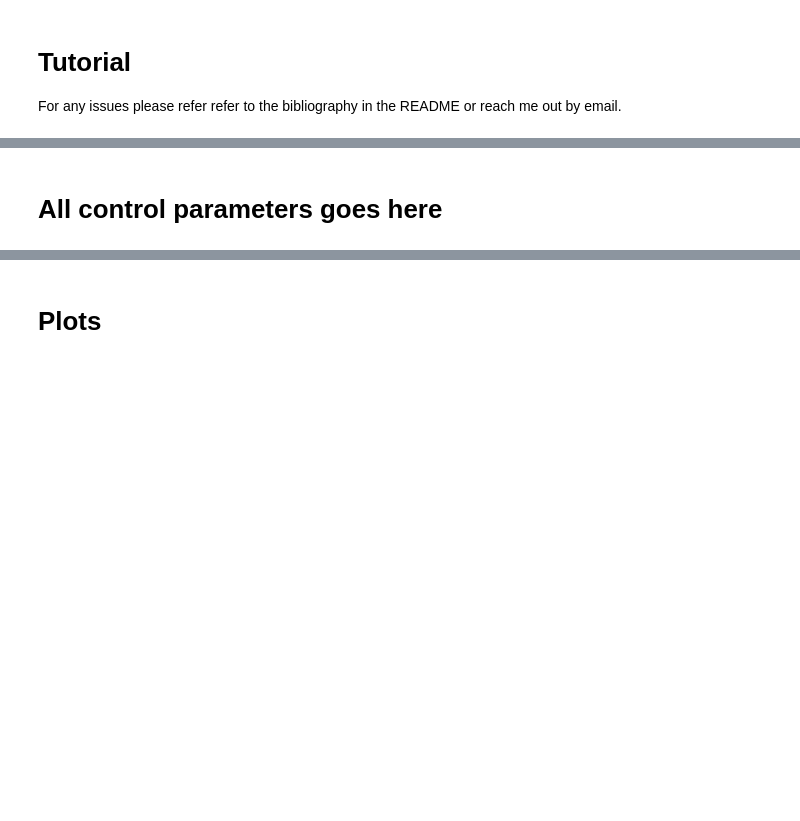
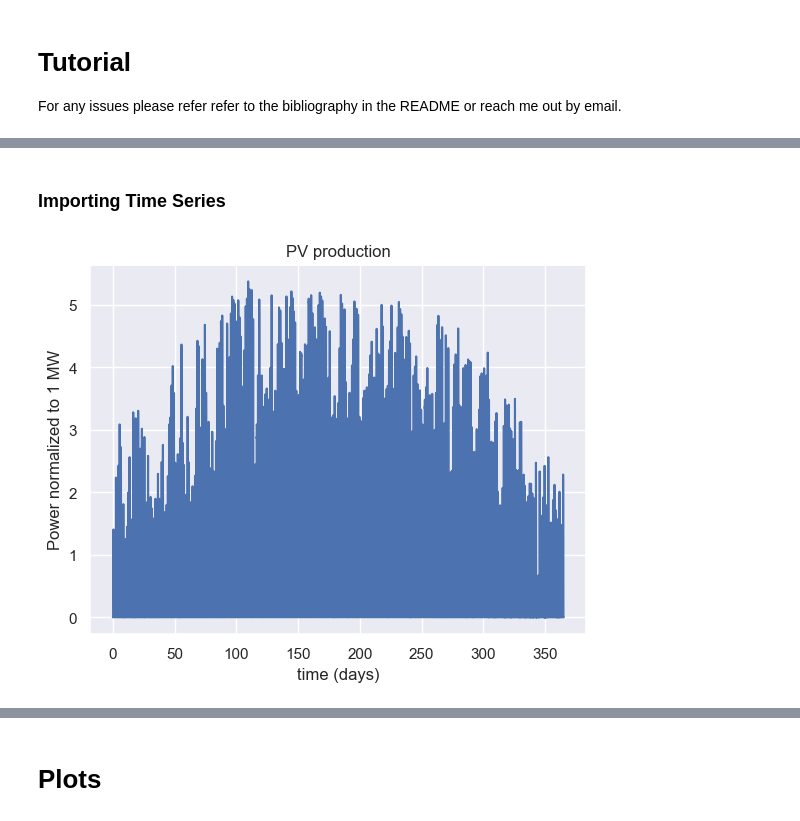
Before and after one commit to jus6du/wavelet_decomposition, a Jupyter notebook: tutorial.ipynb, the cells around one changed output, grey strips where cells are left out. Cells and saved outputs as stored; diff of their text form; code cells hidden in the pictures; blank space fills up the shorter version.

```diff
--- a/tutorial.ipynb
+++ b/tutorial.ipynb
@@ -38,5 +40,3 @@ from plots import plot_betas_heatmap
 from plots import plot_EPN
 from calc_EPN import calc_epn
 from plots import fft
-# %% [markdown]
-# All control parameters goes here
@@ -52,0 +43,33 @@ path_trans = 'translation//' # Translations are saved here
+# %% [markdown]
+### Importing Time Series
+# %%
+# Specipy the number of data per day of your time serie : dpd
+# Specipy the number of day per year of your time serie : dpu
+dpd = 48 # data per year
+dpy = 365 # data per year :  cut the leap years to 365 years
+
+
+# Signals can then be interpotated (within import_excel function)to a greater number of data per day (ndpd).This is useful for the wavelet decomposition to obtain daughter wavelets of th proper length.
+ndpd = 64 # new data per year (for the interpolation). Minimum number so that the shortes wavelet has 2 data.
+signal_length = ndpd * dpy
+
+#
+# Directory path
+path_input_data = 'input_time_series/'
+file_name = 'PV_2017.xlsx'
+# %%
+PV_ts = import_excel(path_input_data,file_name,
+                                    dpd ,ndpd, dpy,
+                                    interp=True) # interpolate data from dpd to ndpd numper of points per day
+years = ['2017'] # Reste d'un code plus complexe. Cette entrée est nécessaire pour l'instant pour le calcul des coefficients de décomposition en ondelette. Il faudra sans doute le faire évoluer par la suite pour nos besoins.
+# %%
+sns.set() # Set upa nice layout for all plots
+time = np.arange(0,dpy,1./(ndpd))
+plt.figure()
+plt.plot(time, PV_ts)
+plt.title('PV production')
+plt.xlabel('time (days)')
+plt.ylabel('Power normalized to 1 MW')
+plt.show()
+# %% [output]
+[figure, added]
```
Also changed, not shown: parts of 20 cells of this notebook, 3 other files.
